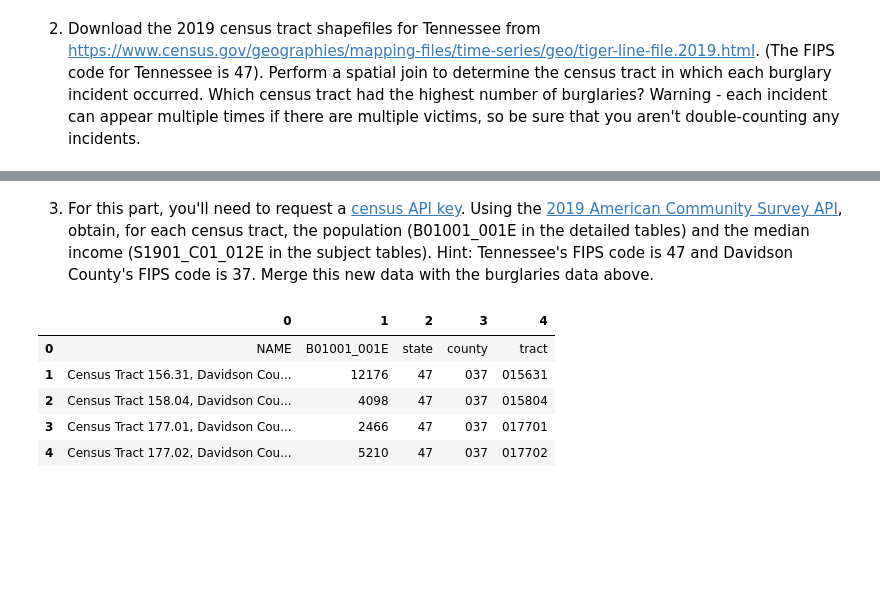
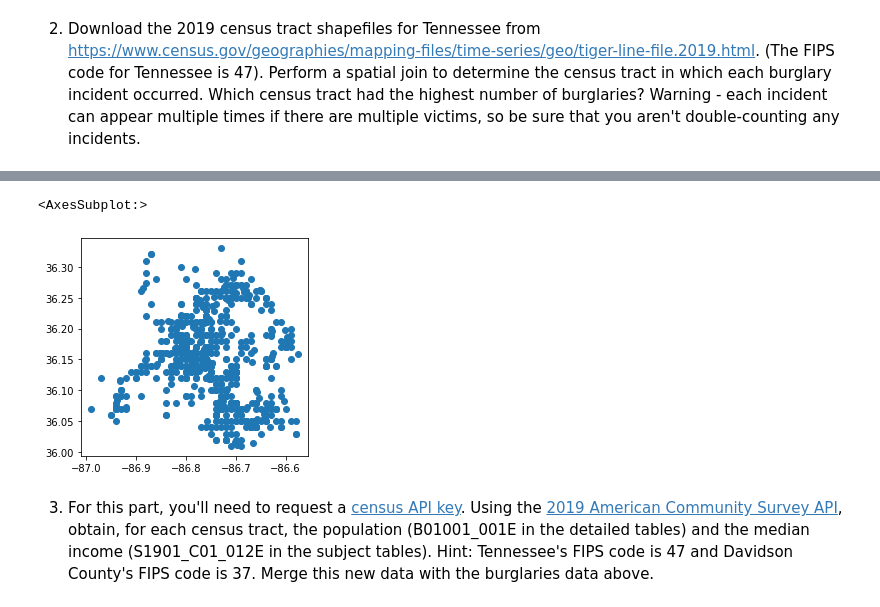
Before and after one commit to nss-data-science-cohort-5/geospatial_api-blue-barracudas, a Jupyter notebook: notebooks/geoproject.ipynb, the cells around one changed output, grey strips where cells are left out. Drawn from its saved outputs; the diff is of its cells as text; code cells hidden in the pictures; blank space fills up the shorter version.

```diff
--- a/notebooks/geoproject.ipynb
+++ b/notebooks/geoproject.ipynb
@@ -108,0 +207,7 @@ pandas.core.frame.DataFrame
+# %%
+census_tracts = census_tracts.rename(columns = {'TRACTCE': 'tract'})
+# %%
+
+# limit the data to the Davidson county
+census_tracts = census_tracts[census_tracts['COUNTYFP'] == '037']
+census_tracts.head(2)
@@ -109,6 +218,6 @@ pandas.core.frame.DataFrame
 # %%
-
+#turn burglaries into a geo df and match its crs to census_tracts df
 burglaries['geometry'] = burglaries.apply(lambda x: Point((x['longitude'],
                                                          x['latitude'])),
-
-                                        axis=1) # what is axis here?
+                                        axis=1) # columns
+burglaries = gpd.GeoDataFrame(burglaries, crs = census_tracts.crs, geometry = burglaries['geometry'])
@@ -188,0 +248,7 @@ Name: NAMELSAD, dtype: int64
+# %%
+#before sjon, make sure none of the dfs have an index_left or index_right columns
+census_tracts = census_tracts.rename(columns = {'index_left':'leftindex', 'index_right': 'rightindex'})
+burglaries = burglaries.rename(columns = {'index_left':'leftindex', 'index_right': 'rightindex'})
+# now merge (sjoin) all three dfs: points in burglaries that are in the polygon of census_tracts
+burglaries = pd.merge(burglaries, census_data, on = 'tract')
+burglaries.head(2)
@@ -189,2 +277,7 @@ Name: NAMELSAD, dtype: int64
+# %%
+burglaries.plot()
+# %% [output]
+<AxesSubplot:>
+[figure, added]
 # %% [markdown]
 3. For this part, you'll need to request a [census API key](https://api.census.gov/data/key_signup.html). Using the [2019 American Community Survey API](https://www.census.gov/data/developers/data-sets/acs-5year.html), obtain, for each census tract, the population (B01001_001E in the detailed tables) and the median income (S1901_C01_012E in the subject tables). Hint: Tennessee's FIPS code is 47 and Davidson County's FIPS code is 37. Merge this new data with the burglaries data above.
@@ -199,9 +283,0 @@ davidson_pop = pd.read_json(StringIO(response.text))
-# %%
-davidson_pop.head(5)
-# %% [output]
-|  | 0 | 1 | 2 | 3 | 4 |
-| 0 | NAME | B01001_001E | state | county | tract |
-| 1 | Census Tract 156.31, Davidson Cou... | 12176 | 47 | 037 | 015631 |
-| 2 | Census Tract 158.04, Davidson Cou... | 4098 | 47 | 037 | 015804 |
-| 3 | Census Tract 177.01, Davidson Cou... | 2466 | 47 | 037 | 017701 |
-| 4 | Census Tract 177.02, Davidson Cou... | 5210 | 47 | 037 | 017702 |
```
Also changed, not shown: parts of 66 cells of this notebook, 2 other files.
